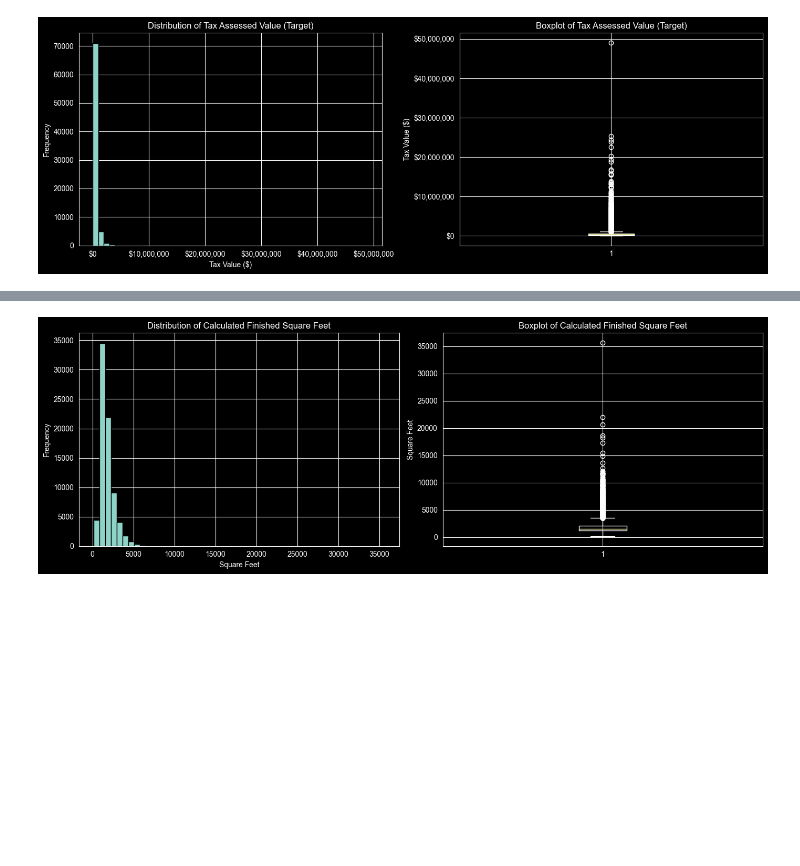
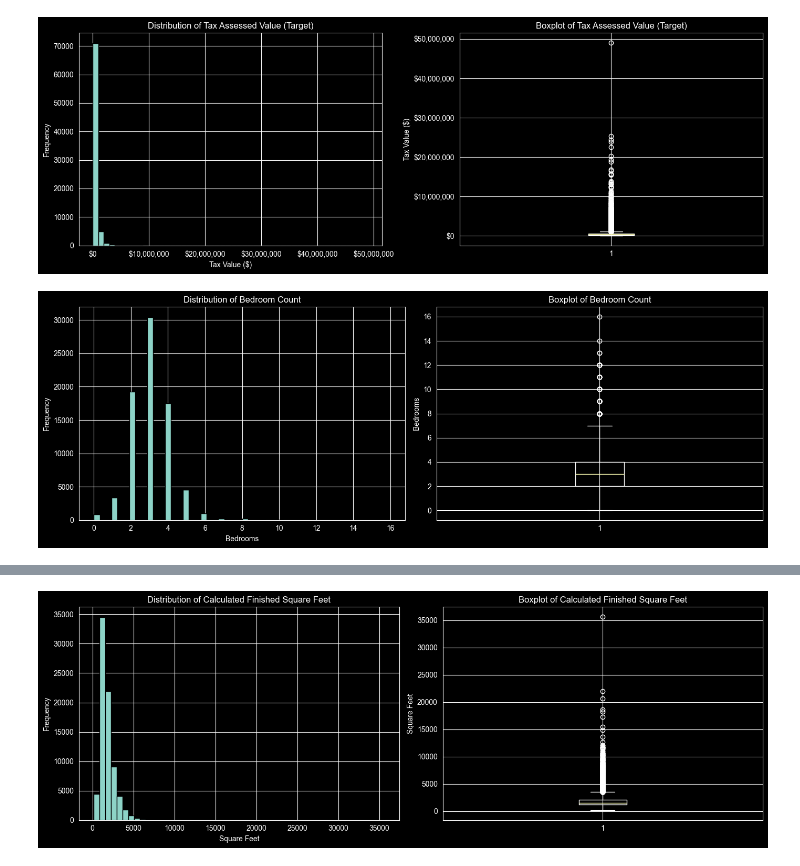
Before and after one commit to reynolkb-bu/Module-3-Assignments, a Jupyter notebook: Milestone_01.ipynb, the cells around one changed output, grey strips where cells are left out. Drawn from its saved outputs; the diff is of its cells as text; code cells hidden in the pictures; blank space fills up the shorter version.

```diff
--- a/Milestone_01.ipynb
+++ b/Milestone_01.ipynb
@@ -297,3 +297,20 @@ plt.tight_layout()
 plt.show()
 # %% [output]
 [figure]
+# %%
+# Feature 2: bedroomcnt - number of bedrooms is a primary home value driver
+fig, axes = plt.subplots(1, 2, figsize=(14, 5))
+
+axes[0].hist(df['bedroomcnt'].dropna(), bins=50, edgecolor='black')
+axes[0].set_title('Distribution of Bedroom Count')
+axes[0].set_xlabel('Bedrooms')
+axes[0].set_ylabel('Frequency')
+
+axes[1].boxplot(df['bedroomcnt'].dropna(), vert=True)
+axes[1].set_title('Boxplot of Bedroom Count')
+axes[1].set_ylabel('Bedrooms')
+
+plt.tight_layout()
+plt.show()
+# %% [output]
+[figure, added]
```
Also changed, not shown: parts of 4 cells of this notebook.
